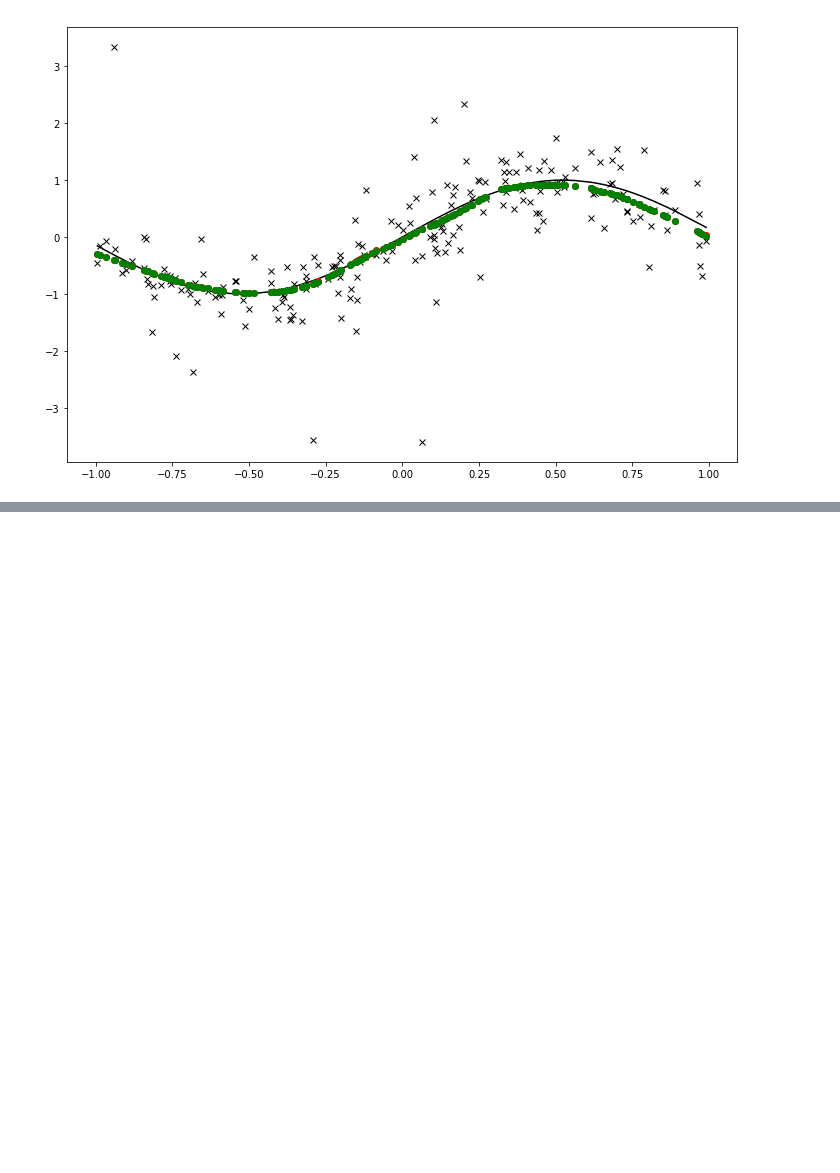
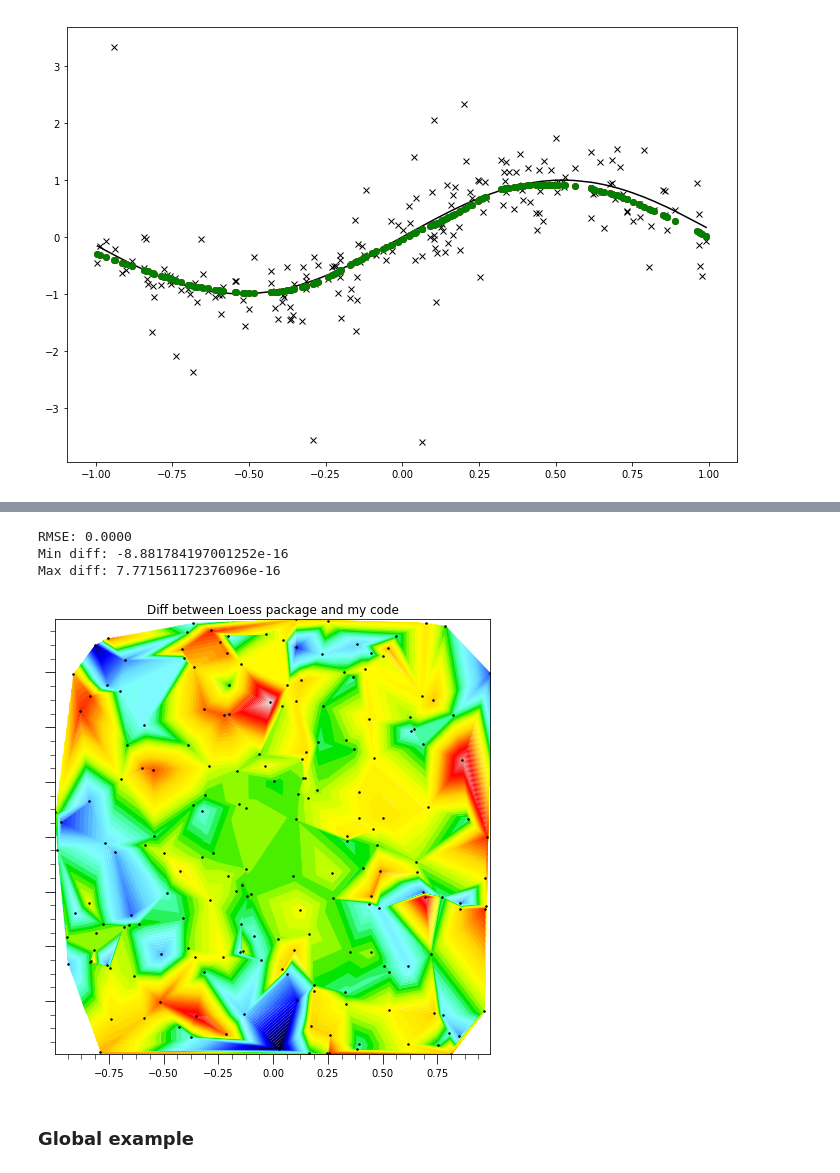
Before and after one commit to mnlevy1981/MARBL-notebooks, a Jupyter notebook: Loess step by step.ipynb, the cells around one changed output, grey strips where cells are left out. Saved outputs shown, nothing was run; the diff lists cells and outputs as text; code cells hidden in the pictures; blank space fills up the shorter version.

```diff
--- a/Loess step by step.ipynb
+++ b/Loess step by step.ipynb
@@ -182,0 +252,13 @@ plt.plot(x, yhat2, 'go')
+# %%
+RMSE(f2d_hat, f2d_hat2)
+print("Min diff: {}\nMax diff: {}".format(np.min(f2d_hat - f2d_hat2), np.max(f2d_hat - f2d_hat2)))
+plot_velfield(x_2d, y_2d, f2d_hat - f2d_hat2)
+plt.title("Diff between Loess package and my code")
+plt.tick_params(labelleft=False)
+# %% [output]
+RMSE: 0.0000
+Min diff: -8.881784197001252e-16
+Max diff: 7.771561172376096e-16
+[figure, added]
+# %% [markdown]
+### Global example
```
Also changed, not shown: parts of 15 cells of this notebook, 1 other file.
